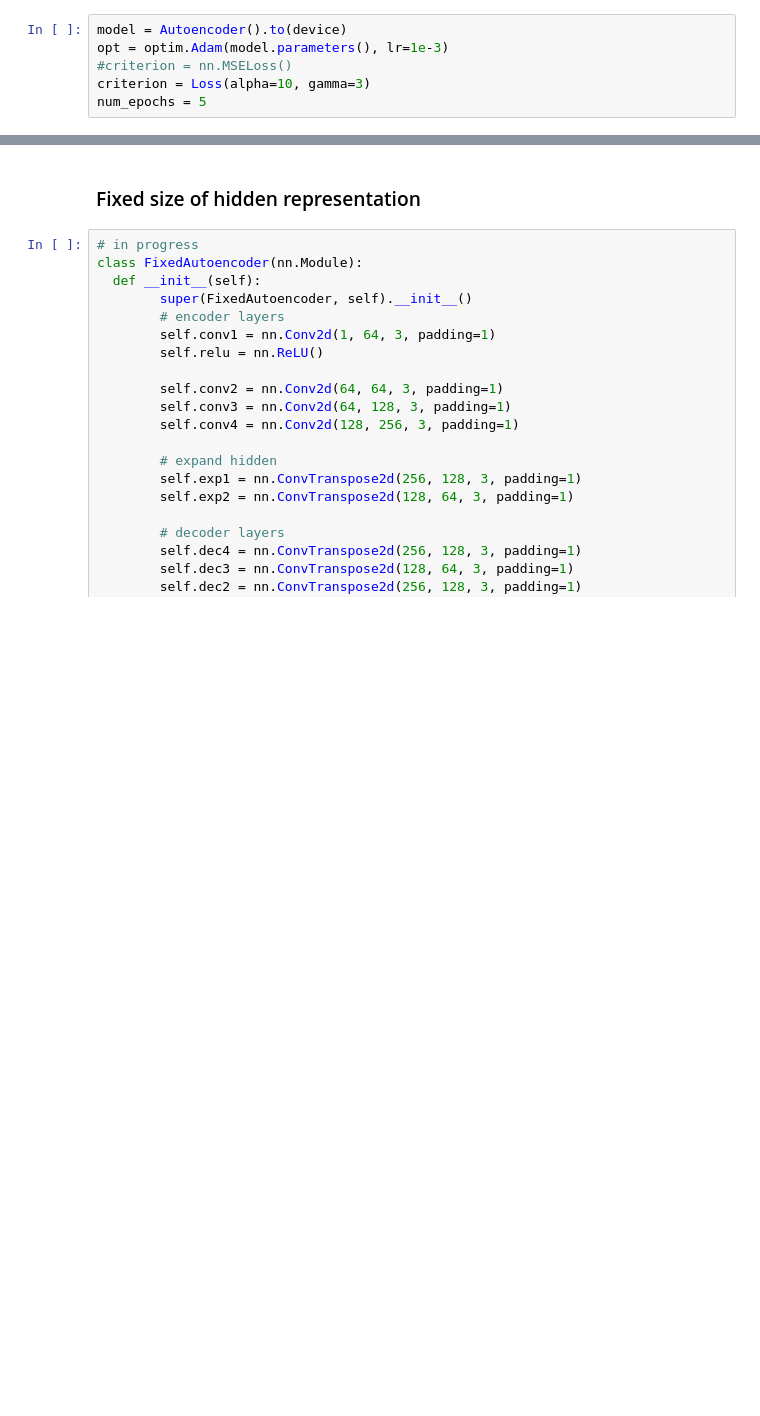
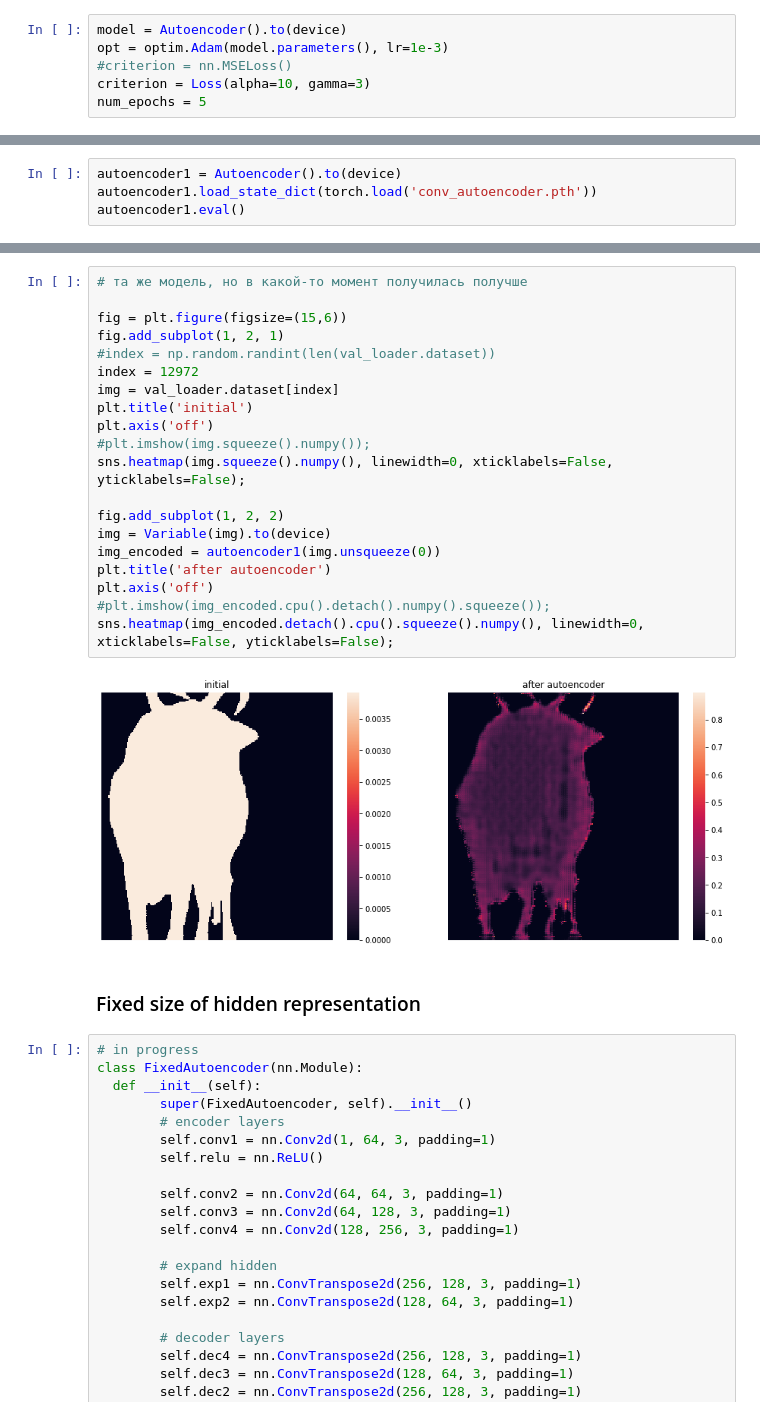
Before and after one commit to a-chubcheva/Instance_segmentation, a Jupyter notebook: Test.ipynb, the cells around one changed output, grey strips where cells are left out. Cells and saved outputs as stored; diff of their text form; blank space fills up the shorter version.

```diff
--- a/Test.ipynb
+++ b/Test.ipynb
@@ -452,0 +493,4 @@ sns.heatmap(img_encoded.detach().cpu().squeeze().numpy(), linewidth=0, xticklabe
+# %%
+autoencoder1 = Autoencoder().to(device)
+autoencoder1.load_state_dict(torch.load('conv_autoencoder.pth'))
+autoencoder1.eval()
@@ -453,3 +513,25 @@ sns.heatmap(img_encoded.detach().cpu().squeeze().numpy(), linewidth=0, xticklabe
+# %%
+# та же модель, но в какой-то момент получилась получше
+
+fig = plt.figure(figsize=(15,6))
+fig.add_subplot(1, 2, 1)
+#index = np.random.randint(len(val_loader.dataset))
+index = 12972
+img = val_loader.dataset[index]
+plt.title('initial')
+plt.axis('off')
+#plt.imshow(img.squeeze().numpy());
+sns.heatmap(img.squeeze().numpy(), linewidth=0, xticklabels=False, yticklabels=False);
+
+fig.add_subplot(1, 2, 2)
+img = Variable(img).to(device)
+img_encoded = autoencoder1(img.unsqueeze(0))
+plt.title('after autoencoder')
+plt.axis('off')
+#plt.imshow(img_encoded.cpu().detach().numpy().squeeze());
+sns.heatmap(img_encoded.detach().cpu().squeeze().numpy(), linewidth=0, xticklabels=False, yticklabels=False);
+# %% [output]
+[figure, added]
 # %% [markdown]
 ### Fixed size of hidden representation
 # %%
```
Also changed, not shown: parts of 17 cells of this notebook.
